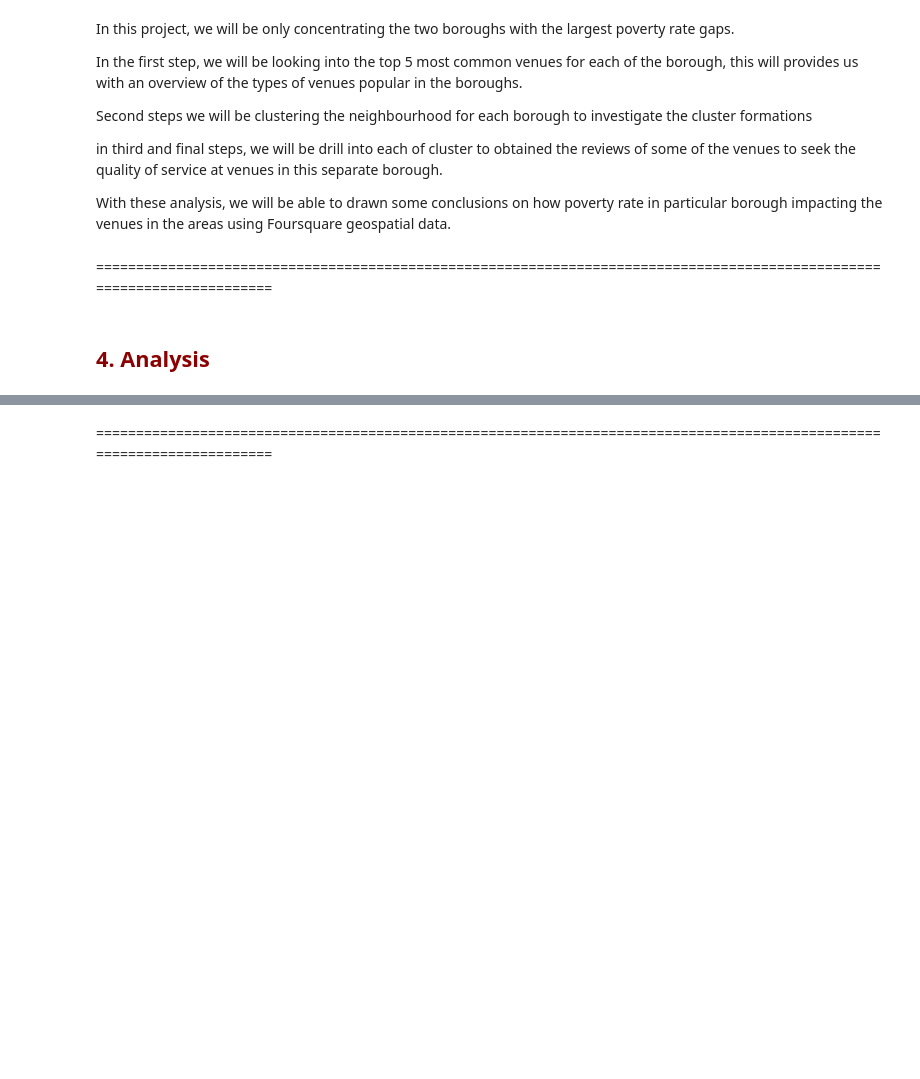
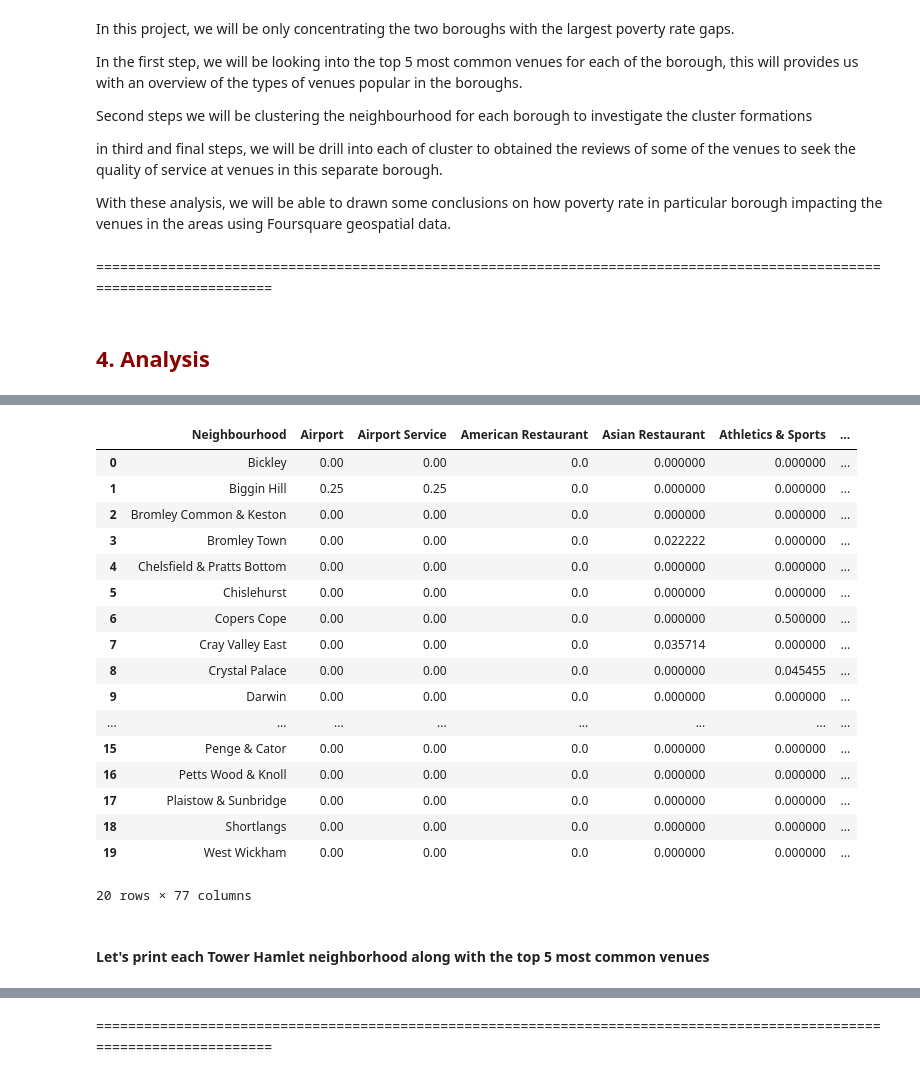
Before and after one commit to sinwee1976/Capstone_project_The_Battle_of_Neighborhood, a Jupyter notebook: The_Battle_of_London_Boroughs - Week 2.ipynb, the cells around one changed output, grey strips where cells are left out. Drawn from its saved outputs; the diff is of its cells as text; code cells hidden in the pictures; blank space fills up the shorter version.

```diff
--- a/The_Battle_of_London_Boroughs - Week 2.ipynb
+++ b/The_Battle_of_London_Boroughs - Week 2.ipynb
@@ -423,0 +452,12 @@ With these analysis, we will be able to drawn some conclusions on how poverty ra
+# %%
+# one hot encoding
+BROM_onehot = pd.get_dummies(BROM_venues[['Venue Category']], prefix="", prefix_sep="")
+
+# add neighborhood column back to dataframe
+BROM_onehot['Neighbourhood'] = BROM_venues['Neighbourhood']
+
+# move neighborhood column to the first column
+fixed_columns = [BROM_onehot.columns[-1]] + list(BROM_onehot.columns[:-1])
+BROM_onehot = BROM_onehot[fixed_columns]
+
+BROM_onehot.head()
@@ -423,0 +495,24 @@ With these analysis, we will be able to drawn some conclusions on how poverty ra
+# %%
+BROM_grouped = BROM_onehot.groupby('Neighbourhood').mean().reset_index()
+BROM_grouped
+# %% [output]
+|  | Neighbourhood | Airport | Airport Service | American Restaurant | Asian Restaurant | Athletics & Sports | ... |
+| 0 | Bickley | 0.00 | 0.00 | 0.0 | 0.000000 | 0.000000 | ... |
+| 1 | Biggin Hill | 0.25 | 0.25 | 0.0 | 0.000000 | 0.000000 | ... |
+| 2 | Bromley Common & Keston | 0.00 | 0.00 | 0.0 | 0.000000 | 0.000000 | ... |
+| 3 | Bromley Town | 0.00 | 0.00 | 0.0 | 0.022222 | 0.000000 | ... |
+| 4 | Chelsfield & Pratts Bottom | 0.00 | 0.00 | 0.0 | 0.000000 | 0.000000 | ... |
+| 5 | Chislehurst | 0.00 | 0.00 | 0.0 | 0.000000 | 0.000000 | ... |
+| 6 | Copers Cope | 0.00 | 0.00 | 0.0 | 0.000000 | 0.500000 | ... |
+| 7 | Cray Valley East | 0.00 | 0.00 | 0.0 | 0.035714 | 0.000000 | ... |
+| 8 | Crystal Palace | 0.00 | 0.00 | 0.0 | 0.000000 | 0.045455 | ... |
+| 9 | Darwin | 0.00 | 0.00 | 0.0 | 0.000000 | 0.000000 | ... |
+| ... | ... | ... | ... | ... | ... | ... | ... |
+| 15 | Penge & Cator | 0.00 | 0.00 | 0.0 | 0.000000 | 0.000000 | ... |
+| 16 | Petts Wood & Knoll | 0.00 | 0.00 | 0.0 | 0.000000 | 0.000000 | ... |
+| 17 | Plaistow & Sunbridge | 0.00 | 0.00 | 0.0 | 0.000000 | 0.000000 | ... |
+| 18 | Shortlangs | 0.00 | 0.00 | 0.0 | 0.000000 | 0.000000 | ... |
+| 19 | West Wickham | 0.00 | 0.00 | 0.0 | 0.000000 | 0.000000 | ... |
+20 rows × 77 columns
+# %% [markdown]
+#### Let's print each Tower Hamlet neighborhood along with the top 5 most common venues
```
Also changed, not shown: parts of 53 cells of this notebook.
